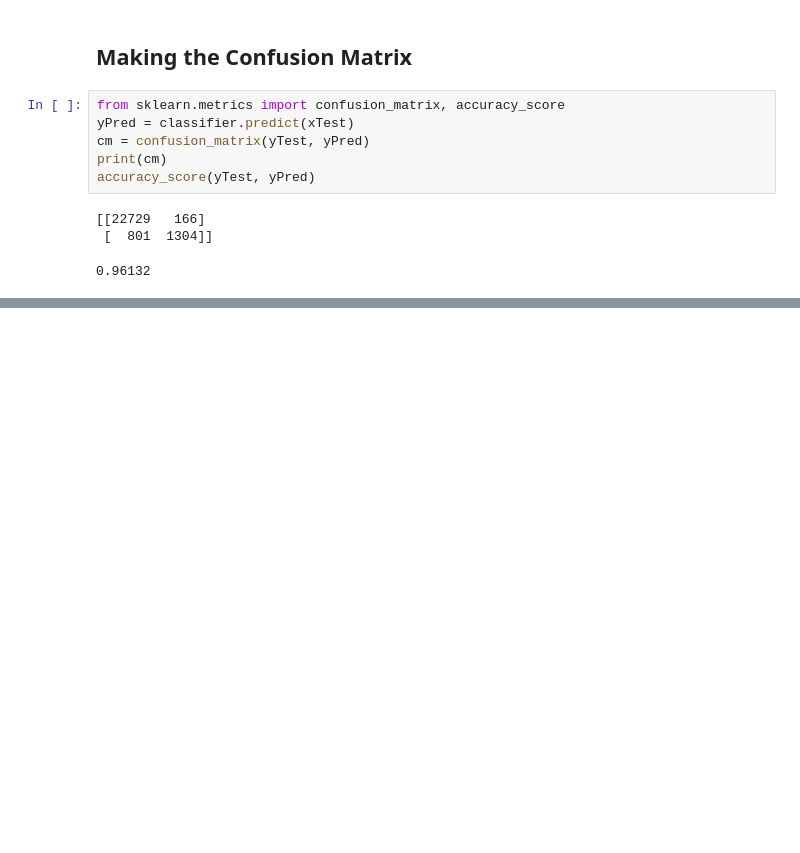
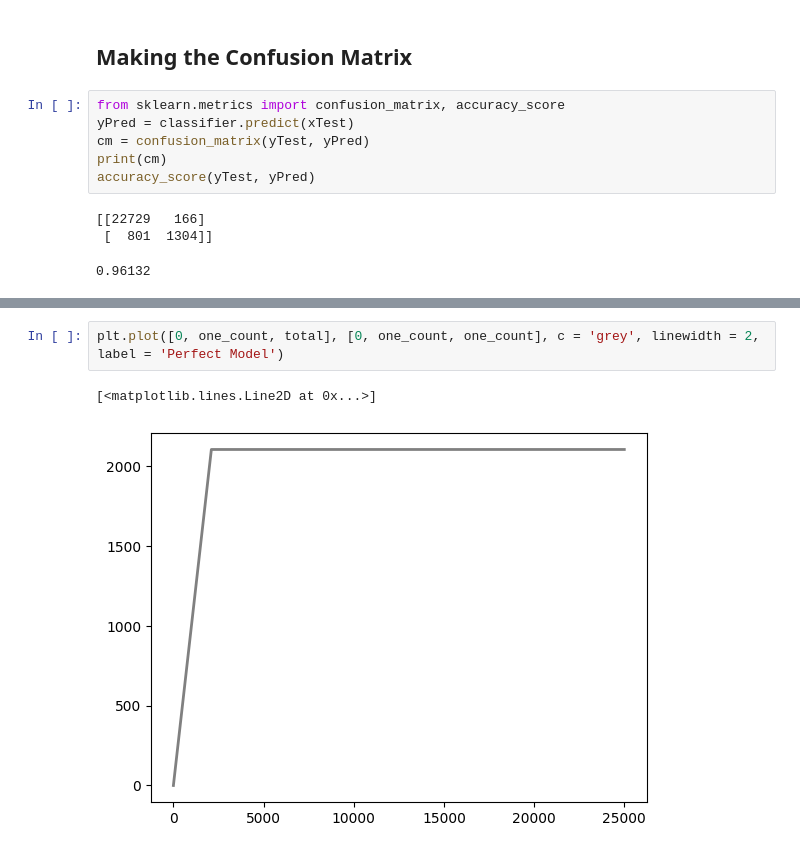
Before and after one commit to pooyanosk1382/DiabetesPrediction, a Jupyter notebook: KNearestNeighbors.ipynb, the cells around one changed output, grey strips where cells are left out. Cells and saved outputs as stored; diff of their text form; blank space fills up the shorter version.

```diff
--- a/KNearestNeighbors.ipynb
+++ b/KNearestNeighbors.ipynb
@@ -64,0 +83,5 @@ accuracy_score(yTest, yPred)
+# %%
+plt.plot([0, one_count, total], [0, one_count, one_count], c = 'grey', linewidth = 2, label = 'Perfect Model')
+# %% [output]
+[<matplotlib.lines.Line2D at 0x...>]
+[figure, added]
```
Also changed, not shown: parts of 2 cells of this notebook.
